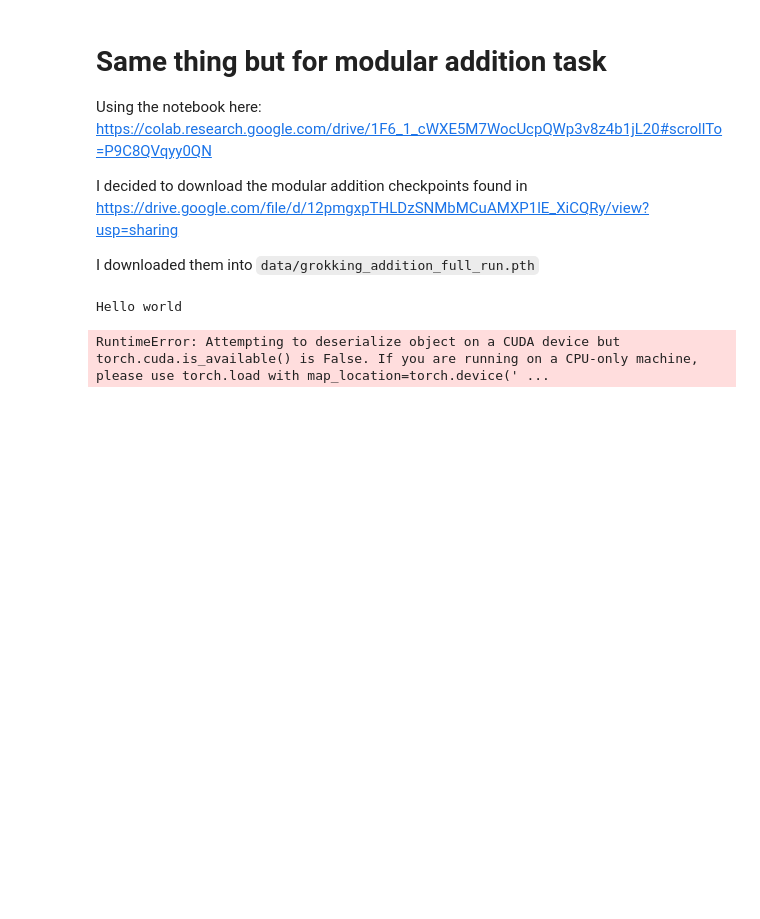
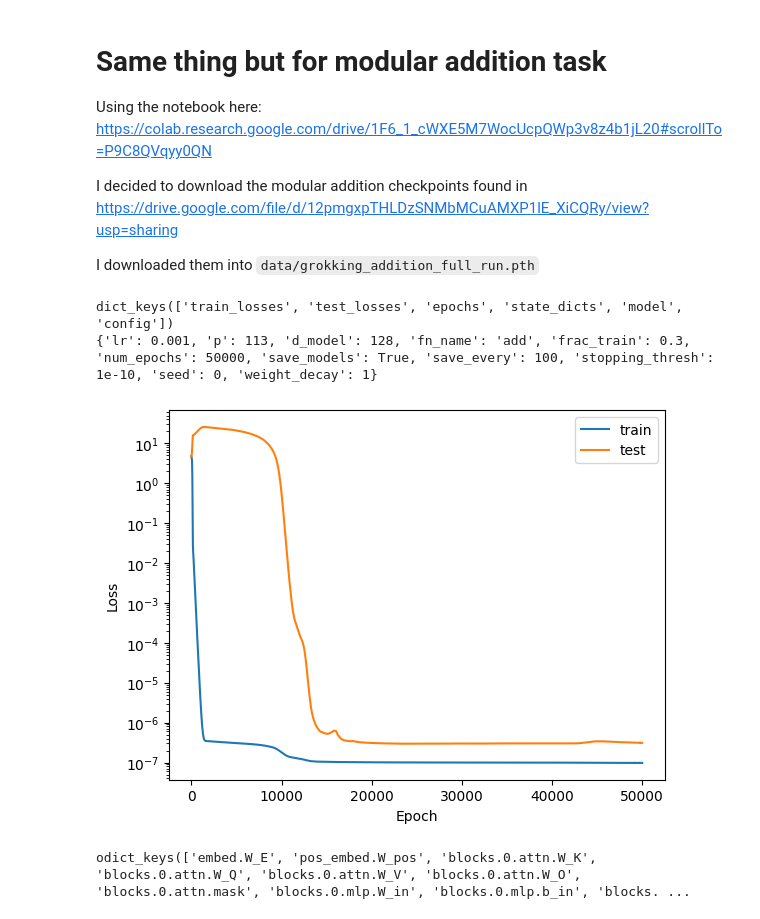
Before and after one commit to pchlenski/mats-app, a Jupyter notebook: mats_notebook.ipynb, the cells around one changed output. Drawn from its saved outputs; the diff is of its cells as text; code cells hidden in the pictures; blank space fills up the shorter version.

```diff
--- a/mats_notebook.ipynb
+++ b/mats_notebook.ipynb
@@ -165,13 +156,32 @@ Using the notebook here: https://colab.research.google.com/drive/1F6_1_cWXE5M7Wo
 I decided to download the modular addition checkpoints found in https://drive.google.com/file/d/12pmgxpTHLDzSNMbMCuAMXP1lE_XiCQRy/view?usp=sharing
 
 I downloaded them into `data/grokking_addition_full_run.pth`
-# %%
-print("Hello world")
-import torch
-
-full_run_data = torch.load("data/grokking_addition_full_run.pth")
-# print(full_run_data.keys())
-# print(full_run_data['config'])
-# %% [output]
-Hello world
-RuntimeError: Attempting to deserialize object on a CUDA device but torch.cuda.is_available() is False. If you are running on a CPU-only machine, please use torch.load with map_location=torch.device(' ...
+# %%
+# For some reason I'm having CUDA compatibility issues with this conda env, so I'll just keep it CPU for now:
+
+full_run_data = torch.load(
+    "data/grokking_addition_full_run.pth", map_location="cpu" if not torch.cuda.is_available() else None
+)
+print(full_run_data.keys())
+print(full_run_data["config"])
+# %% [output]
+dict_keys(['train_losses', 'test_losses', 'epochs', 'state_dicts', 'model', 'config'])
+{'lr': 0.001, 'p': 113, 'd_model': 128, 'fn_name': 'add', 'frac_train': 0.3, 'num_epochs': 50000, 'save_models': True, 'save_every': 100, 'stopping_thresh': 1e-10, 'seed': 0, 'weight_decay': 1}
+# %%
+# Let's look at some of the data we have here:
+
+plt.plot(full_run_data["train_losses"], label="train")
+plt.plot(np.arange(0, 50000, 10), full_run_data["test_losses"], label="test")
+plt.legend()
+plt.yscale("log")
+plt.ylabel("Loss")
+plt.xlabel("Epoch")
+plt.show()
+# %% [output]
+[figure, added]
+# %%
+# What's going on inside state_dicts
+
+print(full_run_data["state_dicts"][0].keys())
+# %% [output]
+odict_keys(['embed.W_E', 'pos_embed.W_pos', 'blocks.0.attn.W_K', 'blocks.0.attn.W_Q', 'blocks.0.attn.W_V', 'blocks.0.attn.W_O', 'blocks.0.attn.mask', 'blocks.0.mlp.W_in', 'blocks.0.mlp.b_in', 'blocks. ...
```
Also changed, not shown: parts of 24 cells of this notebook, 1 other file.
